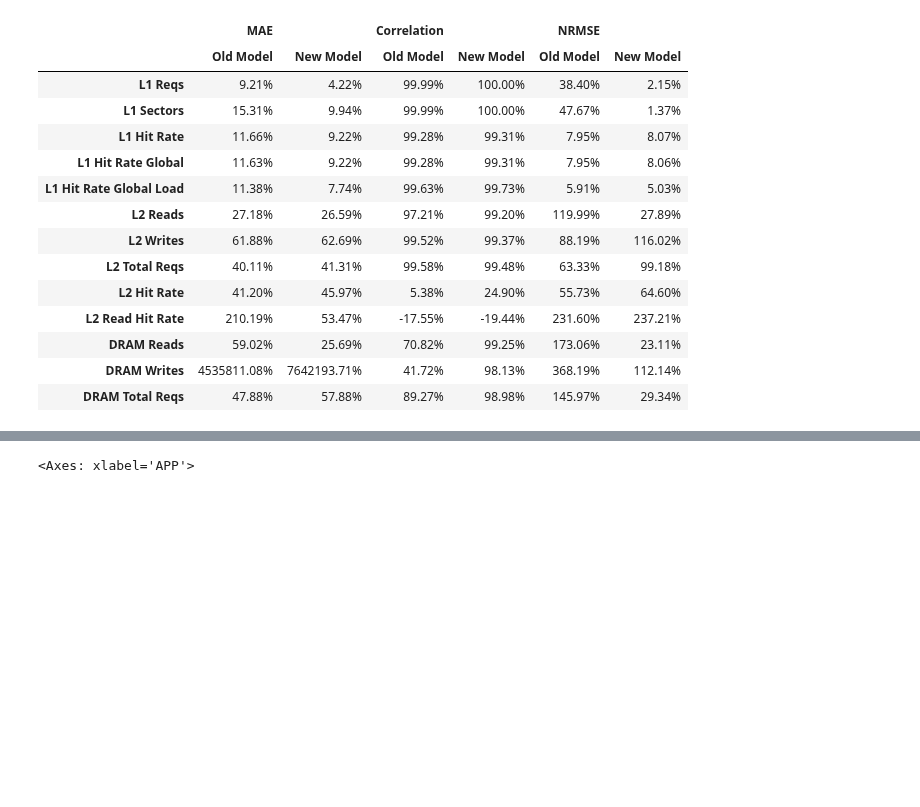
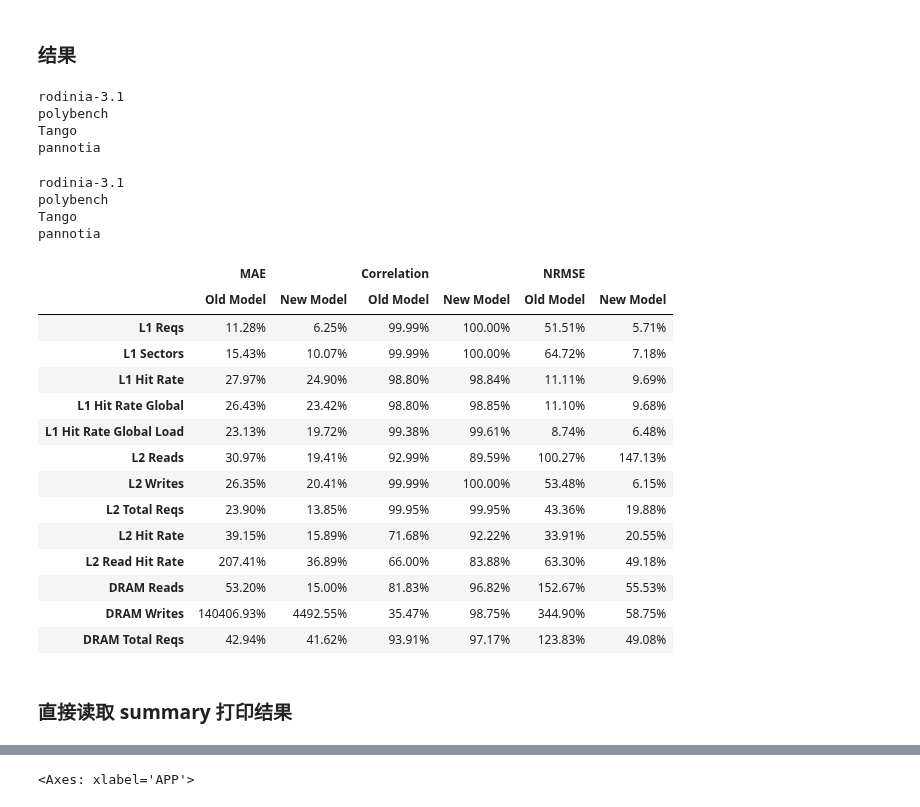
Before and after one commit to TheRainstorm/ppt-gpu-subcore, a Jupyter notebook: memory_model/paper.ipynb, the cells around one changed output, grey strips where cells are left out. Cells and saved outputs as stored; diff of their text form; code cells hidden in the pictures; blank space fills up the shorter version.

```diff
--- a/memory_model/paper.ipynb
+++ b/memory_model/paper.ipynb
@@ -54,21 +246,41 @@ output_dir = 'paper_draw'
+# %% [markdown]
+### 结果
+# %%
+df_summary1 = get_summary_by_bench(df_sim1)
+df_summary2 = get_summary_by_bench(df_sim2)
+# print(df_summary2)
+_, select_df = print_compare_table(df_summary1, df_summary2, NRMSE=True)
+select_df
+# %% [output]
+rodinia-3.1
+polybench
+Tango
+pannotia
+rodinia-3.1
+polybench
+Tango
+pannotia
+|  | MAE |  | Correlation |  | NRMSE |  |
+|  | Old Model | New Model | Old Model | New Model | Old Model | New Model |
+| L1 Reqs | 11.28% | 6.25% | 99.99% | 100.00% | 51.51% | 5.71% |
+| L1 Sectors | 15.43% | 10.07% | 99.99% | 100.00% | 64.72% | 7.18% |
+| L1 Hit Rate | 27.97% | 24.90% | 98.80% | 98.84% | 11.11% | 9.69% |
+| L1 Hit Rate Global | 26.43% | 23.42% | 98.80% | 98.85% | 11.10% | 9.68% |
+| L1 Hit Rate Global Load | 23.13% | 19.72% | 99.38% | 99.61% | 8.74% | 6.48% |
+| L2 Reads | 30.97% | 19.41% | 92.99% | 89.59% | 100.27% | 147.13% |
+| L2 Writes | 26.35% | 20.41% | 99.99% | 100.00% | 53.48% | 6.15% |
+| L2 Total Reqs | 23.90% | 13.85% | 99.95% | 99.95% | 43.36% | 19.88% |
+| L2 Hit Rate | 39.15% | 15.89% | 71.68% | 92.22% | 33.91% | 20.55% |
+| L2 Read Hit Rate | 207.41% | 36.89% | 66.00% | 83.88% | 63.30% | 49.18% |
+| DRAM Reads | 53.20% | 15.00% | 81.83% | 96.82% | 152.67% | 55.53% |
+| DRAM Writes | 140406.93% | 4492.55% | 35.47% | 98.75% | 344.90% | 58.75% |
+| DRAM Total Reqs | 42.94% | 41.62% | 93.91% | 97.17% | 123.83% | 49.08% |
+# %% [markdown]
+### 直接读取 summary 打印结果
 # %%
-df_sim1 = pd.read_excel(sim_res, sheet_name="apps_summary", header=[0, 1], index_col=0)
-df_sim2 = pd.read_excel(sim_res2, sheet_name="apps_summary", header=[0, 1], index_col=0)
-_, select_df = print_compare_table(df_sim1, df_sim2, NRMSE=True)
-select_df
+df_summary1 = pd.read_excel(sim_res, sheet_name="apps_summary", header=[0, 1], index_col=0)
+df_summary2 = pd.read_excel(sim_res2, sheet_name="apps_summary", header=[0, 1], index_col=0)
+# df_summary1 = pd.read_excel(sim_res, sheet_name="kernels_summary", header=[0, 1], index_col=0)
+# df_summary2 = pd.read_excel(sim_res2, sheet_name="kernels_summary", header=[0, 1], index_col=0)
+# print(df_summary2)
+_, select_df = print_compare_table(df_summary1, df_summary2, NRMSE=True)
-# %% [output]
-|  | MAE |  | Correlation |  | NRMSE |  |
-|  | Old Model | New Model | Old Model | New Model | Old Model | New Model |
-| L1 Reqs | 9.21% | 4.22% | 99.99% | 100.00% | 38.40% | 2.15% |
-| L1 Sectors | 15.31% | 9.94% | 99.99% | 100.00% | 47.67% | 1.37% |
-| L1 Hit Rate | 11.66% | 9.22% | 99.28% | 99.31% | 7.95% | 8.07% |
-| L1 Hit Rate Global | 11.63% | 9.22% | 99.28% | 99.31% | 7.95% | 8.06% |
-| L1 Hit Rate Global Load | 11.38% | 7.74% | 99.63% | 99.73% | 5.91% | 5.03% |
-| L2 Reads | 27.18% | 26.59% | 97.21% | 99.20% | 119.99% | 27.89% |
-| L2 Writes | 61.88% | 62.69% | 99.52% | 99.37% | 88.19% | 116.02% |
-| L2 Total Reqs | 40.11% | 41.31% | 99.58% | 99.48% | 63.33% | 99.18% |
-| L2 Hit Rate | 41.20% | 45.97% | 5.38% | 24.90% | 55.73% | 64.60% |
-| L2 Read Hit Rate | 210.19% | 53.47% | -17.55% | -19.44% | 231.60% | 237.21% |
-| DRAM Reads | 59.02% | 25.69% | 70.82% | 99.25% | 173.06% | 23.11% |
-| DRAM Writes | 4535811.08% | 7642193.71% | 41.72% | 98.13% | 368.19% | 112.14% |
-| DRAM Total Reqs | 47.88% | 57.88% | 89.27% | 98.98% | 145.97% | 29.34% |
```
Also changed, not shown: parts of 33 cells of this notebook, 3 other files.
